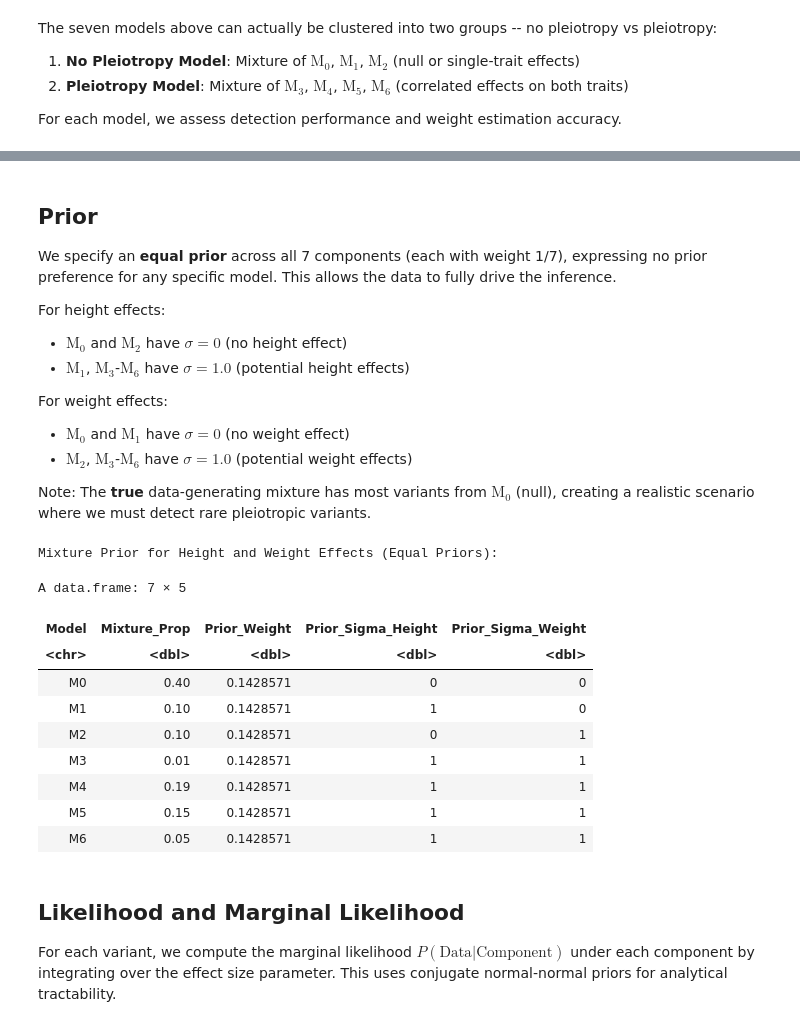
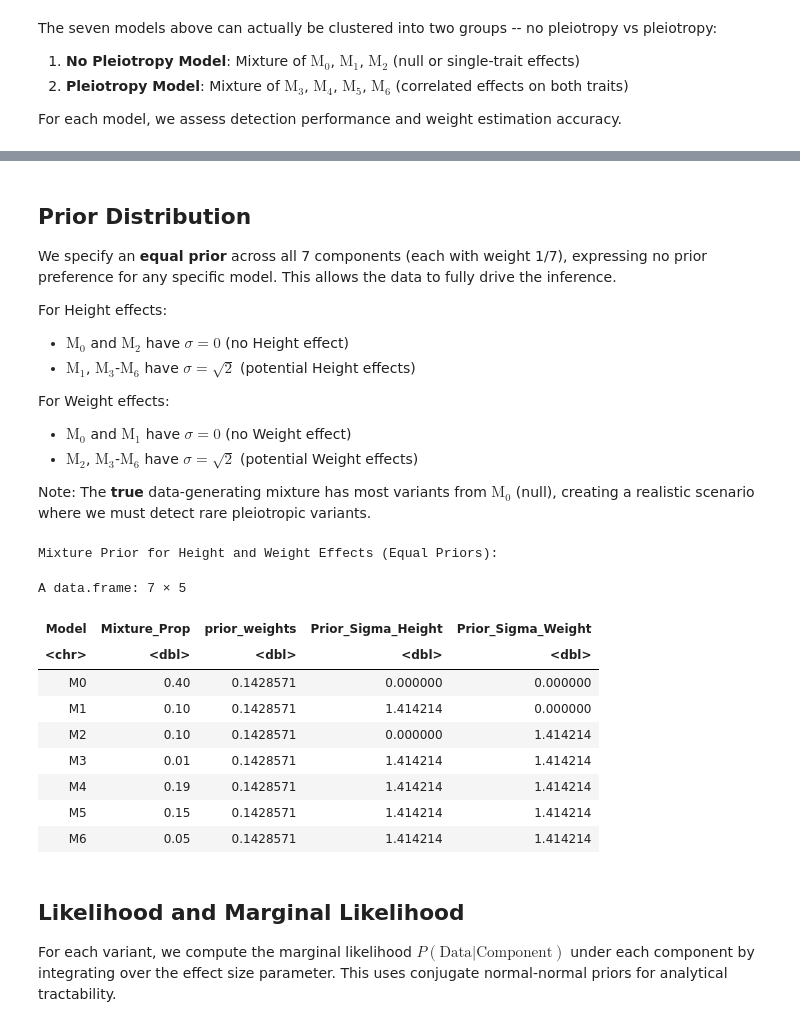
Before and after one commit to StatFunGen/statgen-primer, a Jupyter notebook: Bayesian_mixture_model.ipynb, the cells around one changed output, grey strips where cells are left out. Drawn from its saved outputs; the diff is of its cells as text; code cells hidden in the pictures.

```diff
--- a/Bayesian_mixture_model.ipynb
+++ b/Bayesian_mixture_model.ipynb
@@ -129,10 +129,10 @@ set.seed(91)
 # %%
 # Define parameters and component models
 M <- 1000  # Number of genetic variants
-N <- 1000 # Number of individuals
+N <- 10000  # Number of individuals (increased for better power)
 
 # Effect size parameters - use larger effects for better detection
-effect_variance <- 1.0
+effect_variance <- 2.0  # Increased effect size for clearer signal
 
 # Define the 7 models as covariance matrices
 models <- list(
@@ -335,64 +313,64 @@ Phenotypic correlation: 0.147
 # %% [markdown]
-## Prior
+## Prior Distribution
 
 We specify an **equal prior** across all 7 components (each with weight 1/7), expressing no prior preference for any specific model. This allows the data to fully drive the inference.
 
-For height effects:
-- $\text{M}_0$ and $\text{M}_2$ have $\sigma = 0$ (no height effect)
-- $\text{M}_1$, $\text{M}_3$-$\text{M}_6$ have $\sigma = 1.0$ (potential height effects)
+For Height effects:
+- $\text{M}_0$ and $\text{M}_2$ have $\sigma = 0$ (no Height effect)
+- $\text{M}_1$, $\text{M}_3$-$\text{M}_6$ have $\sigma = \sqrt{2}$ (potential Height effects)
 
-For weight effects:
-- $\text{M}_0$ and $\text{M}_1$ have $\sigma = 0$ (no weight effect)
-- $\text{M}_2$, $\text{M}_3$-$\text{M}_6$ have $\sigma = 1.0$ (potential weight effects)
+For Weight effects:
+- $\text{M}_0$ and $\text{M}_1$ have $\sigma = 0$ (no Weight effect)
+- $\text{M}_2$, $\text{M}_3$-$\text{M}_6$ have $\sigma = \sqrt{2}$ (potential Weight effects)
 
 Note: The **true** data-generating mixture has most variants from $\text{M}_0$ (null), creating a realistic scenario where we must detect rare pleiotropic variants.
 # %%
 # Define mixture prior weights - use EQUAL priors
 prior_weights <- rep(1/7, 7)
 names(prior_weights) <- names(models)
 
-# Add prior weights to models_df
-models_df$Prior_Weight <- prior_weights
+# Add prior proportions to models_df
+models_df$prior_weights <- prior_weights
 
-# Prior standard deviations for BOTH height and weight effects
-prior_sigma_height <- c(
-  M0 = 0,                       # Null: no height effect
+# Prior standard deviations for BOTH Height and Weight effects
+prior_sigma_Height <- c(
+  M0 = 0,                       # Null: no Height effect
   M1 = sqrt(effect_variance),   # Height-specific
-  M2 = 0,                       # Weight-specific: no height effect
+  M2 = 0,                       # Weight-specific: no Height effect
   M3 = sqrt(effect_variance),   # Pleiotropic
   M4 = sqrt(effect_variance),   # Pleiotropic
   M5 = sqrt(effect_variance),   # Pleiotropic
   M6 = sqrt(effect_variance)    # Pleiotropic
 )
 
-prior_sigma_weight <- c(
-  M0 = 0,                       # Null: no weight effect
-  M1 = 0,                       # Height-specific: no weight effect
+prior_sigma_Weight <- c(
+  M0 = 0,                       # Null: no Weight effect
+  M1 = 0,                       # Height-specific: no Weight effect
   M2 = sqrt(effect_variance),   # Weight-specific
   M3 = sqrt(effect_variance),   # Pleiotropic
   M4 = sqrt(effect_variance),   # Pleiotropic
   M5 = sqrt(effect_variance),   # Pleiotropic
   M6 = sqrt(effect_variance)    # Pleiotropic
 )
 
 # Add to models_df
-models_df$Prior_Sigma_Height <- prior_sigma_height
-models_df$Prior_Sigma_Weight <- prior_sigma_weight
+models_df$Prior_Sigma_Height <- prior_sigma_Height
+models_df$Prior_Sigma_Weight <- prior_sigma_Weight
 
 cat("\nMixture Prior for Height and Weight Effects (Equal Priors):\n")
 models_df
 # %% [output]
 Mixture Prior for Height and Weight Effects (Equal Priors):
 A data.frame: 7 × 5
-| Model | Mixture_Prop | Prior_Weight | Prior_Sigma_Height | Prior_Sigma_Weight |
+| Model | Mixture_Prop | prior_weights | Prior_Sigma_Height | Prior_Sigma_Weight |
 | <chr> | <dbl> | <dbl> | <dbl> | <dbl> |
-| M0 | 0.40 | 0.1428571 | 0 | 0 |
-| M1 | 0.10 | 0.1428571 | 1 | 0 |
-| M2 | 0.10 | 0.1428571 | 0 | 1 |
-| M3 | 0.01 | 0.1428571 | 1 | 1 |
-| M4 | 0.19 | 0.1428571 | 1 | 1 |
-| M5 | 0.15 | 0.1428571 | 1 | 1 |
-| M6 | 0.05 | 0.1428571 | 1 | 1 |
+| M0 | 0.40 | 0.1428571 | 0.000000 | 0.000000 |
+| M1 | 0.10 | 0.1428571 | 1.414214 | 0.000000 |
+| M2 | 0.10 | 0.1428571 | 0.000000 | 1.414214 |
+| M3 | 0.01 | 0.1428571 | 1.414214 | 1.414214 |
+| M4 | 0.19 | 0.1428571 | 1.414214 | 1.414214 |
+| M5 | 0.15 | 0.1428571 | 1.414214 | 1.414214 |
+| M6 | 0.05 | 0.1428571 | 1.414214 | 1.414214 |
 # %% [markdown]
 ## Likelihood and Marginal Likelihood
 
```
Also changed, not shown: parts of 18 cells of this notebook, 40 other files.
